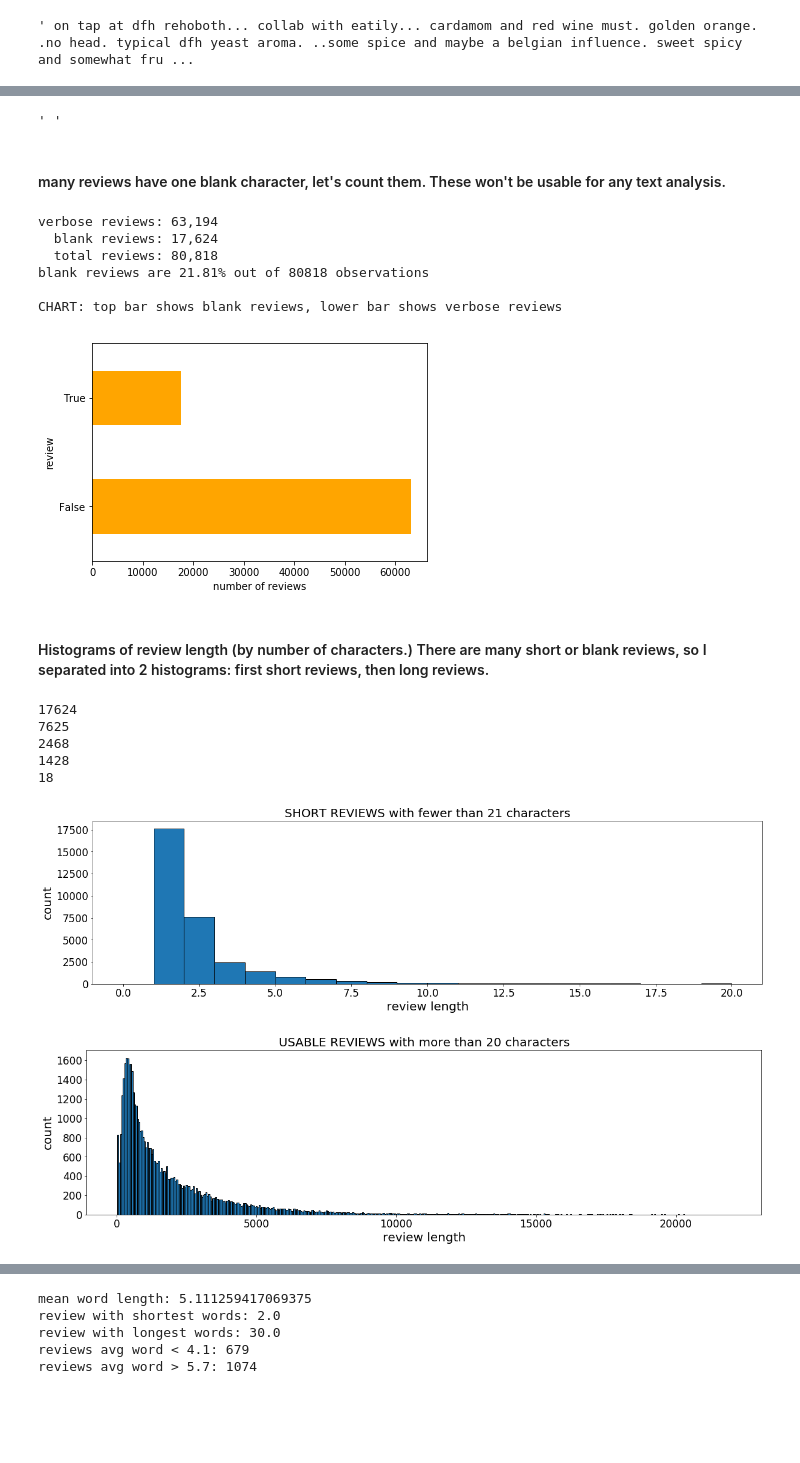
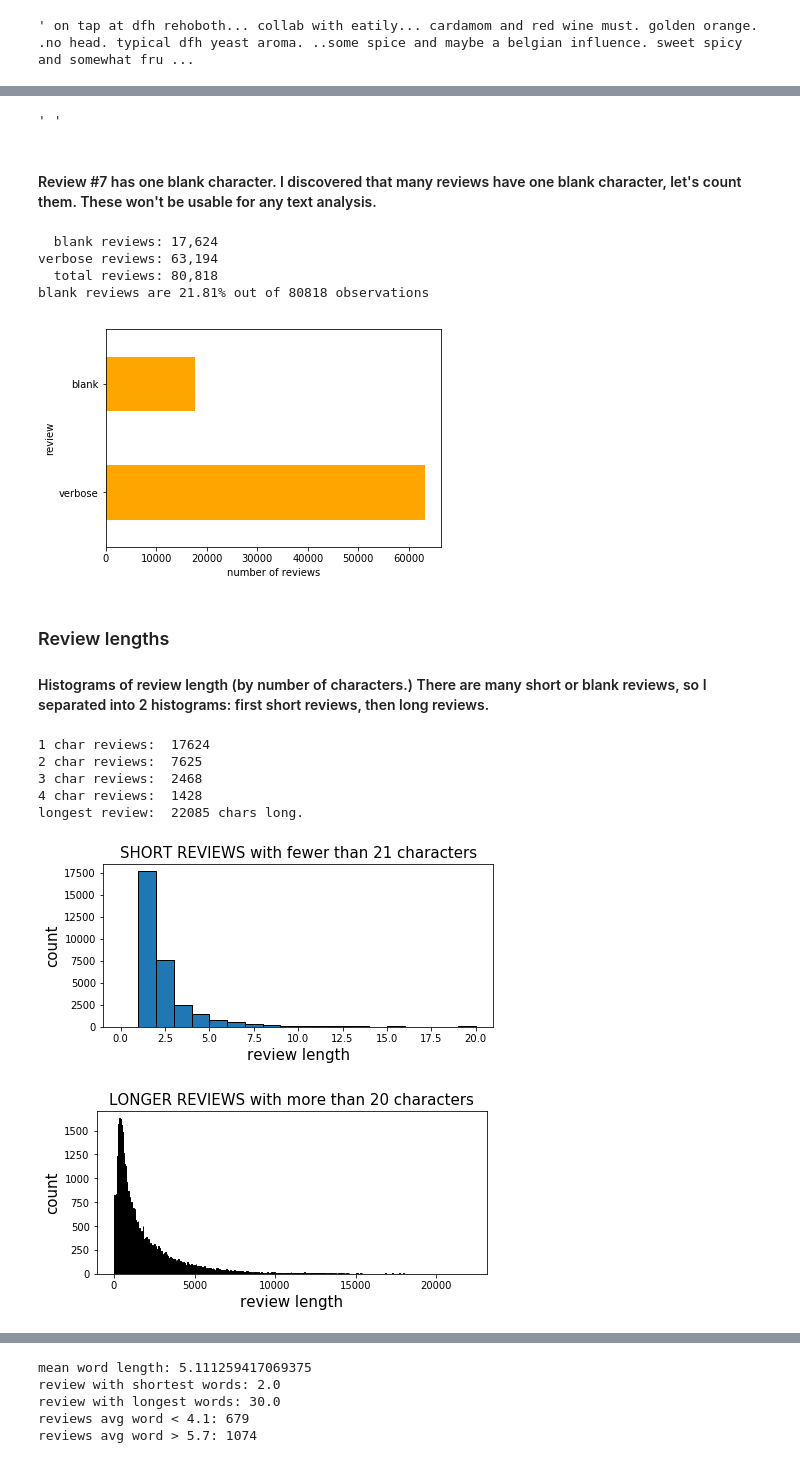
Before and after one commit to misterhappy2/beer, a Jupyter notebook: Beer story.ipynb, the cells around one changed output, grey strips where cells are left out. Drawn from its saved outputs; the diff is of its cells as text; code cells hidden in the pictures; blank space fills up the shorter version.

```diff
--- a/Beer story.ipynb
+++ b/Beer story.ipynb
@@ -86,68 +74,57 @@ df.review[1]
-# %%
-# the shortest reviews are one blank character:
-df.review[7]
-# %% [output]
-' '
+# %%
+df.review[7]
+# %% [output]
+' '
 # %% [markdown]
-#### many reviews have one blank character, let's count them.  These won't be usable for any text analysis.
+#### Review \#7 has one blank character.  I discovered that many reviews have one blank character, let's count them.  These won't be usable for any text analysis.
 # %%
 #count the blank reviews and the non-blank (verbose) reviews
 b = df.groupby([df['review']==' ']).size()
+print('  blank reviews:', format(b[1], ',d'))
 print('verbose reviews:', format(b[0], ',d'))
-print('  blank reviews:', format(b[1], ',d'))
 print('  total reviews:', format(len(df), ',d'))
 print("blank reviews are {:.2f}% out of {} observations".format(100* b[1]/(b[1]+b[0]), b[1]+b[0]))
-
-print('')
-print('CHART: top bar shows blank reviews, lower bar shows verbose reviews')
 _= b.plot(kind='barh', color='orange')
 _= plt.xlabel('number of reviews')
+_= plt.yticks([True,False],['blank','verbose']) #rename ticks from booleans to 'blank','verbose'
 plt.show()
 # %% [output]
+  blank reviews: 17,624
 verbose reviews: 63,194
-  blank reviews: 17,624
   total reviews: 80,818
 blank reviews are 21.81% out of 80818 observations
-
-CHART: top bar shows blank reviews, lower bar shows verbose reviews
-[figure, old version]
+[figure, new version]
 # %% [markdown]
+### Review lengths
 #### Histograms of review length (by number of characters.)  There are many short or blank reviews, so I separated into 2 histograms: first short reviews, then long reviews.
 # %%
-# review length distribution.
-# add a column that measures length of 'review'
+# review length distribution.  Add a column that measures length of 'review'
 df['review_length'] = df['review'].str.len()
-print(sum(df['review_length']==1))
-print(sum(df['review_length']==2))
-print(sum(df['review_length']==3))
-print(sum(df['review_length']==4))
-print(sum(df['review_length']==20))
-max(df.review_length)
+print('1 char reviews: ',sum(df['review_length']==1))
+print('2 char reviews: ',sum(df['review_length']==2))
+print('3 char reviews: ',sum(df['review_length']==3))
+print('4 char reviews: ',sum(df['review_length']==4))
+print('longest review: ',max(df.review_length), 'chars long.')
 
 bins= np.arange(0,21,1)
-_= plt.figure(figsize=(20,5))
+_= plt.figure(figsize=(7,3))
 _= plt.hist(df['review_length'], bins=bins, edgecolor="k")
-_= plt.xticks(size=17)
-_= plt.yticks(size=17)
-_= plt.title('SHORT REVIEWS with fewer than 21 characters', size=20)
-_= plt.xlabel('review length', size=20)
-_= plt.ylabel('count', size=20)
+_= plt.title('SHORT REVIEWS with fewer than 21 characters', size=15)
+_= plt.xlabel('review length', size=15)
+_= plt.ylabel('count', size=15)
+
+bins2= np.arange(21,22085,50)
+_= plt.figure(figsize=(7,3))
+_= plt.hist(df['review_length'], bins=bins2, edgecolor="k")
+_= plt.title('LONGER REVIEWS with more than 20 characters', size=15)
+_= plt.xlabel('review length', size=15)
+_= plt.ylabel('count', size=15)
 plt.show()
-
-bins= np.arange(21,22000,50)
-_= plt.figure(figsize=(20,5))
-_= plt.hist(df['review_length'], bins=bins, edgecolor="k")
-_= plt.xticks(size=17)
-_= plt.yticks(size=17)
-_= plt.title('USABLE REVIEWS with more than 20 characters', size=20)
-_= plt.xlabel('review length', size=20)
-_= plt.ylabel('count', size=20)
-plt.show()
 # %% [output]
-17624
-7625
-2468
-1428
-18
+1 char reviews:  17624
+2 char reviews:  7625
+3 char reviews:  2468
+4 char reviews:  1428
+longest review:  22085 chars long.
-[figure, old version]
+[figure, new version]
-[figure, old version]
+[figure, new version]
```
Also changed, not shown: parts of 19 cells of this notebook.
